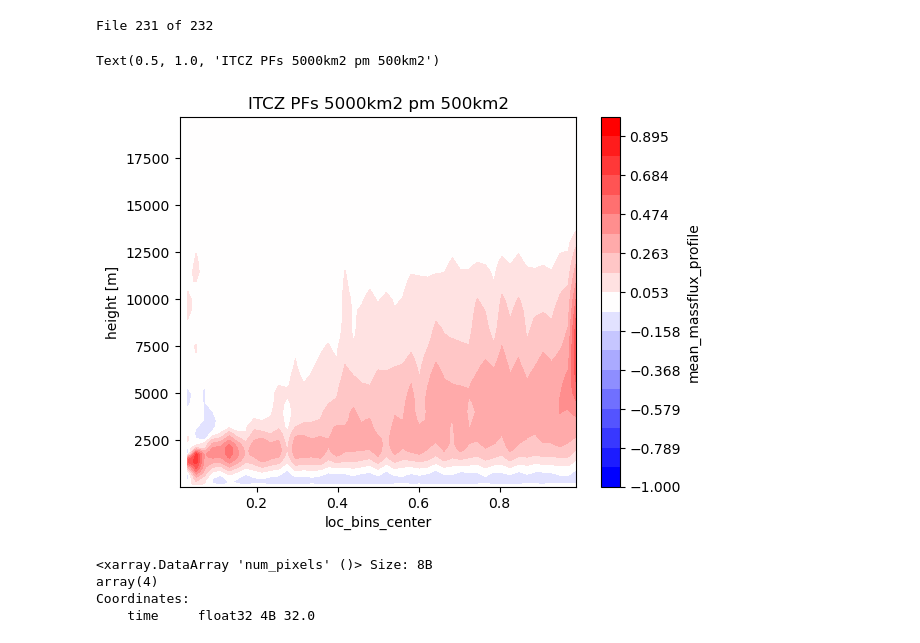
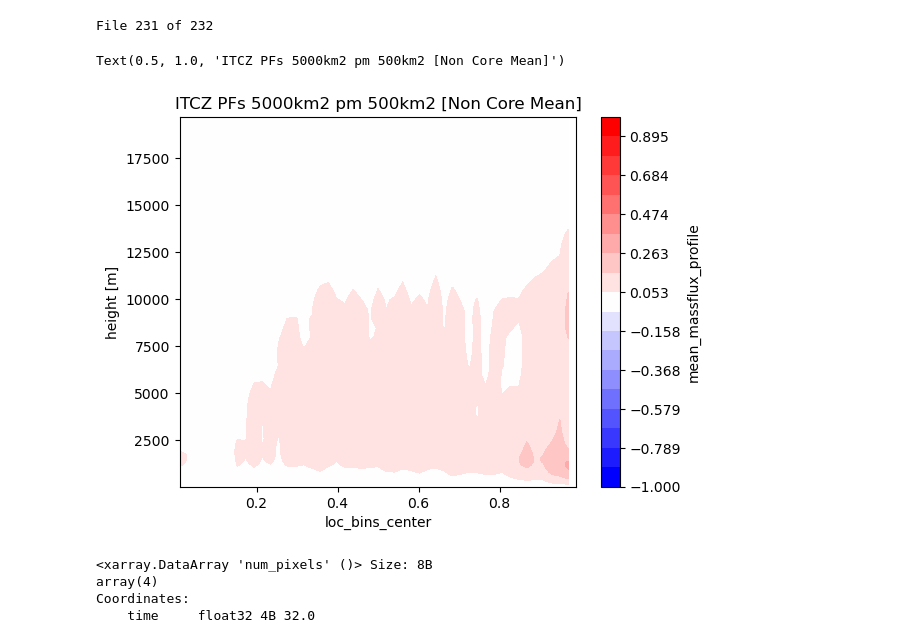
Before and after one commit to pedroanguloumana/extreme_precipitation_in_gpm, a Jupyter notebook: notebooks/nb08_gSAM_Analysis.ipynb, the cells around one changed output. Drawn from its saved outputs; the diff is of its cells as text; code cells hidden in the pictures.

```diff
--- a/notebooks/nb08_gSAM_Analysis.ipynb
+++ b/notebooks/nb08_gSAM_Analysis.ipynb
@@ -13,5 +220,5 @@ The autoreload extension is already loaded. To reload it, use:
 # %%
-file_list = region_core_files("ITCZ")
+file_list = region_core_files("MariCont")
 loc = []
 profiles = []
 for fi, file in enumerate(file_list):
@@ -21,7 +228,7 @@ for fi, file in enumerate(file_list):
 
     # I only want data from systems of the same size
     target_size = 5000/16 # in pixels
-    size_tolerance = 500/16
+    size_tolerance = 100/16
 
     size = ds['parent_system_num_pixels']
     ds = ds.where(abs(size-target_size)<size_tolerance).dropna(dim='core_number')
@@ -48,9 +255,14 @@ for fi, file in enumerate(file_list):
             (principal_core['total_precip']/principal_core['parent_system_total_precip']).item()
         )
 
-        profiles.append(
-            principal_core['mean_massflux_profile']
-        )
+        Mc = principal_core['mean_massflux_profile']
+        Mt = principal_core['parent_system_mean_massflux_profile']
+        nc = principal_core['num_pixels']
+        nr = principal_core['parent_system_num_pixels'] - nc
+        mr = (nc*(Mt-Mc)) + (nr*Mt)
+        Mr = mr/nr
+
+        profiles.append(Mr)
 # %% [output]
 File 231 of 232
 # %%
@@ -72,23 +284,23 @@ out_ds = xr.Dataset(
 # %%
 levels=np.linspace(-1, 1, 20)
 cmap = plt.cm.bwr
 norm = colors.TwoSlopeNorm(vmin=levels.min(), vcenter=0, vmax=levels.max())
 (
     out_ds.groupby_bins(out_ds['loc'], bins=np.linspace(0, 1, 50))
     .mean()
     .mean_massflux_profile
     .plot.contourf(
         y='z',
         cmap=cmap,
         levels=levels,
         norm=norm
     )
 )
 
-plt.title('ITCZ PFs 5000km2 pm 500km2')
+plt.title('ITCZ PFs 5000km2 pm 500km2 [Non Core Mean]')
 # %% [output]
-Text(0.5, 1.0, 'ITCZ PFs 5000km2 pm 500km2')
+Text(0.5, 1.0, 'ITCZ PFs 5000km2 pm 500km2 [Non Core Mean]')
-[figure, old version]
+[figure, new version]
 # %%
 sub['num_pixels'].argmax()
 # %% [output]
```
Also changed, not shown: parts of 7 cells of this notebook, 56 other files.
